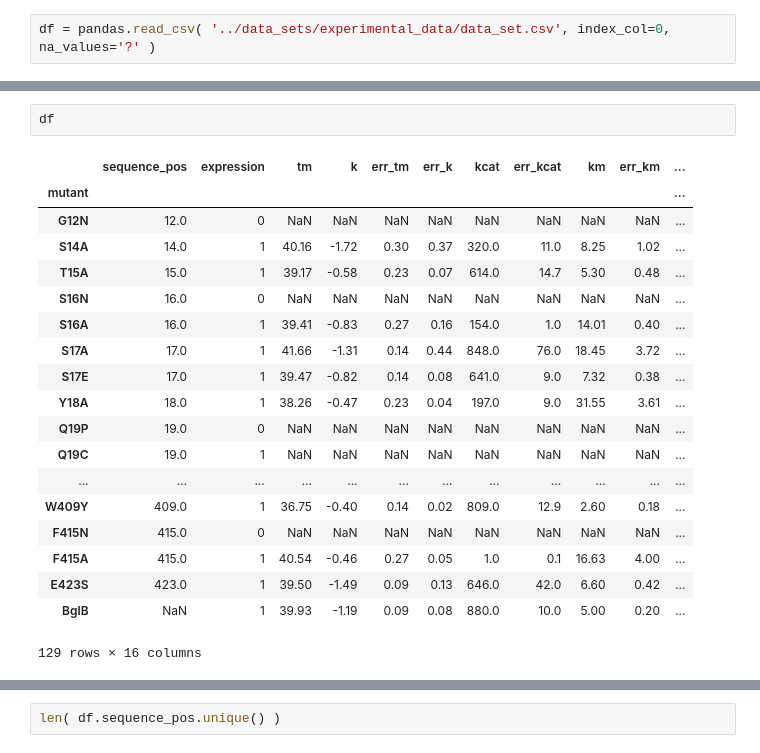
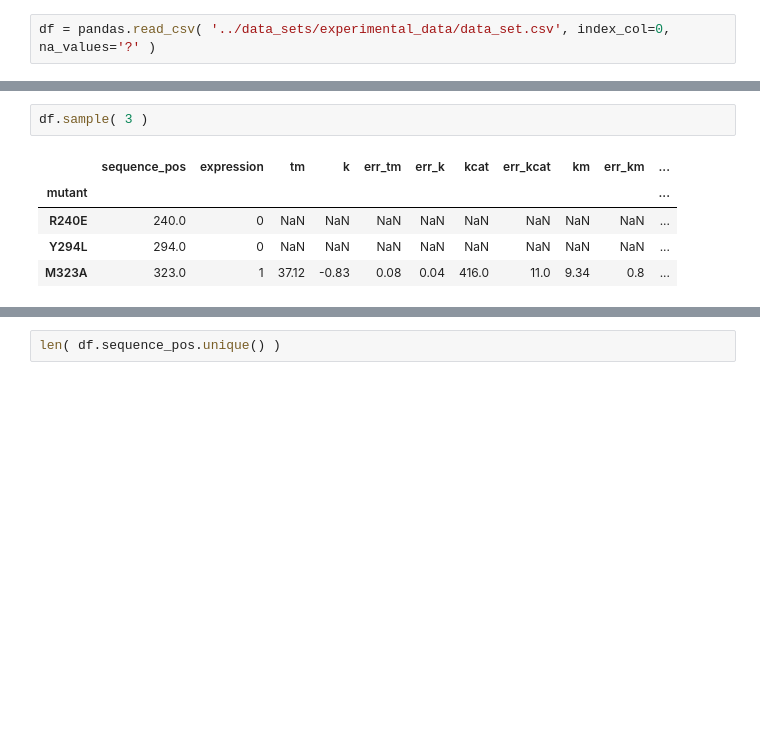
Before and after one commit to dacarlin/bglb_thermal, a Jupyter notebook: paper_draft/figures_for_paper.ipynb, the cells around one changed output, grey strips where cells are left out. Drawn from its saved outputs; the diff is of its cells as text; blank space fills up the shorter version.

```diff
--- a/paper_draft/figures_for_paper.ipynb
+++ b/paper_draft/figures_for_paper.ipynb
@@ -76,22 +41,8 @@ print( within, lower, higher )
 # %%
-df
+df.sample( 3 )
 # %% [output]
 |  | sequence_pos | expression | tm | k | err_tm | err_k | kcat | err_kcat | km | err_km | ... |
 | mutant |  |  |  |  |  |  |  |  |  |  | ... |
-| G12N | 12.0 | 0 | NaN | NaN | NaN | NaN | NaN | NaN | NaN | NaN | ... |
-| S14A | 14.0 | 1 | 40.16 | -1.72 | 0.30 | 0.37 | 320.0 | 11.0 | 8.25 | 1.02 | ... |
-| T15A | 15.0 | 1 | 39.17 | -0.58 | 0.23 | 0.07 | 614.0 | 14.7 | 5.30 | 0.48 | ... |
-| S16N | 16.0 | 0 | NaN | NaN | NaN | NaN | NaN | NaN | NaN | NaN | ... |
-| S16A | 16.0 | 1 | 39.41 | -0.83 | 0.27 | 0.16 | 154.0 | 1.0 | 14.01 | 0.40 | ... |
-| S17A | 17.0 | 1 | 41.66 | -1.31 | 0.14 | 0.44 | 848.0 | 76.0 | 18.45 | 3.72 | ... |
-| S17E | 17.0 | 1 | 39.47 | -0.82 | 0.14 | 0.08 | 641.0 | 9.0 | 7.32 | 0.38 | ... |
-| Y18A | 18.0 | 1 | 38.26 | -0.47 | 0.23 | 0.04 | 197.0 | 9.0 | 31.55 | 3.61 | ... |
-| Q19P | 19.0 | 0 | NaN | NaN | NaN | NaN | NaN | NaN | NaN | NaN | ... |
-| Q19C | 19.0 | 1 | NaN | NaN | NaN | NaN | NaN | NaN | NaN | NaN | ... |
-| ... | ... | ... | ... | ... | ... | ... | ... | ... | ... | ... | ... |
-| W409Y | 409.0 | 1 | 36.75 | -0.40 | 0.14 | 0.02 | 809.0 | 12.9 | 2.60 | 0.18 | ... |
-| F415N | 415.0 | 0 | NaN | NaN | NaN | NaN | NaN | NaN | NaN | NaN | ... |
-| F415A | 415.0 | 1 | 40.54 | -0.46 | 0.27 | 0.05 | 1.0 | 0.1 | 16.63 | 4.00 | ... |
-| E423S | 423.0 | 1 | 39.50 | -1.49 | 0.09 | 0.13 | 646.0 | 42.0 | 6.60 | 0.42 | ... |
-| BglB | NaN | 1 | 39.93 | -1.19 | 0.09 | 0.08 | 880.0 | 10.0 | 5.00 | 0.20 | ... |
+| R240E | 240.0 | 0 | NaN | NaN | NaN | NaN | NaN | NaN | NaN | NaN | ... |
+| Y294L | 294.0 | 0 | NaN | NaN | NaN | NaN | NaN | NaN | NaN | NaN | ... |
+| M323A | 323.0 | 1 | 37.12 | -0.83 | 0.08 | 0.04 | 416.0 | 11.0 | 9.34 | 0.8 | ... |
-129 rows × 16 columns
```
Also changed, not shown: parts of 40 cells of this notebook.
